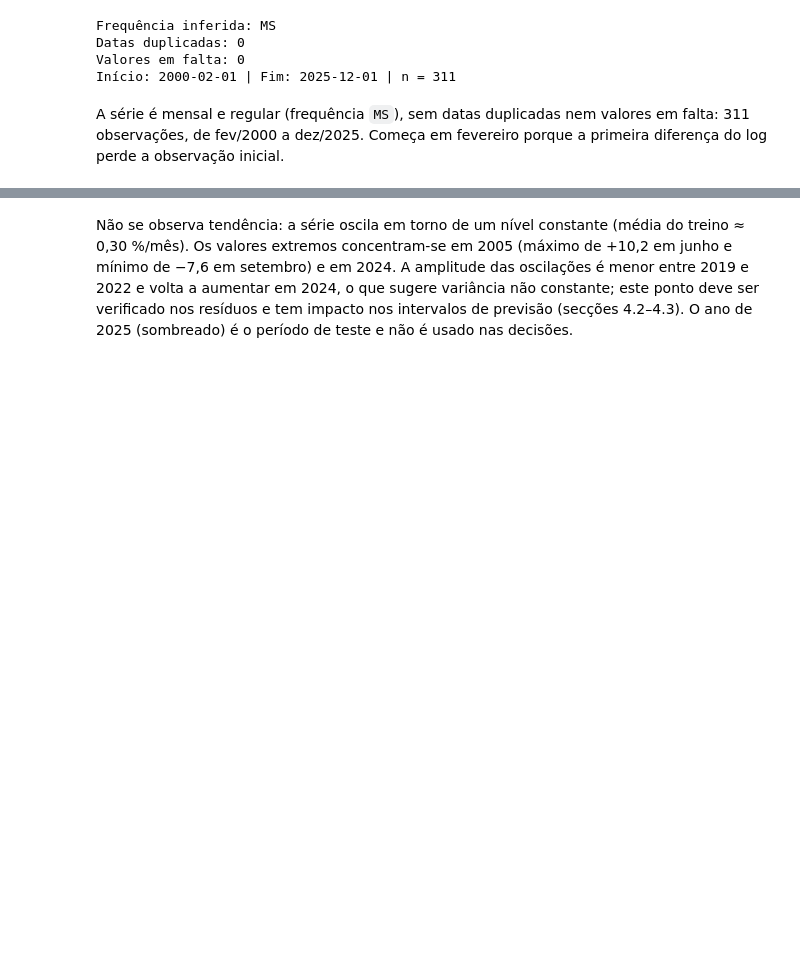
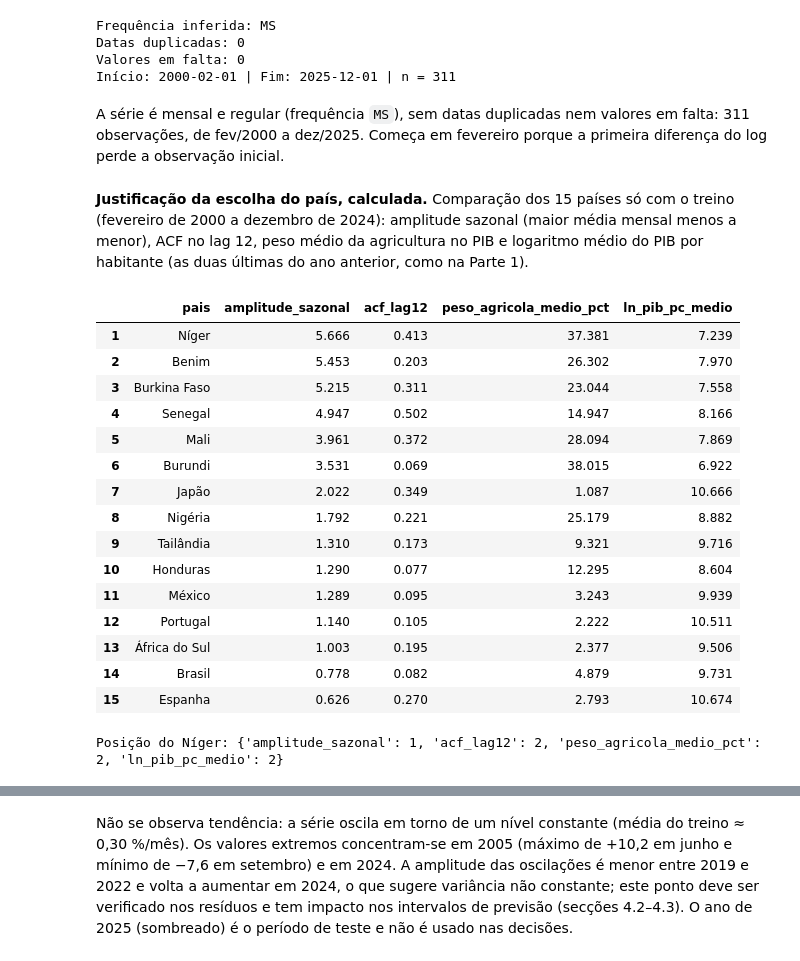
Before and after one commit to leandromicael123/Aquecimento-global, a Jupyter notebook: notebooks/05_sarima_diagnostico.ipynb, the cells around one changed output, grey strips where cells are left out. Drawn from its saved outputs; the diff is of its cells as text; code cells hidden in the pictures; blank space fills up the shorter version.

```diff
--- a/notebooks/05_sarima_diagnostico.ipynb
+++ b/notebooks/05_sarima_diagnostico.ipynb
@@ -40,6 +42,53 @@ Valores em falta: 0
 Início: 2000-02-01 | Fim: 2025-12-01 | n = 311
 # %% [markdown]
 A série é mensal e regular (frequência `MS`), sem datas duplicadas nem valores em falta: 311 observações, de fev/2000 a dez/2025. Começa em fevereiro porque a primeira diferença do log perde a observação inicial.
+# %% [markdown]
+**Justificação da escolha do país, calculada.** Comparação dos 15 países só com o treino (fevereiro de 2000 a dezembro de 2024): amplitude sazonal (maior média mensal menos a menor), ACF no lag 12, peso médio da agricultura no PIB e logaritmo médio do PIB por habitante (as duas últimas do ano anterior, como na Parte 1).
+# %%
+# Comparação dos 15 países no treino
+painel_treino = painel[painel['amostra_temporal'] == 'treino_ate_2024']
+linhas = []
+for iso, dados_pais in painel_treino.groupby('pais_iso3'):
+    serie_pais = dados_pais.set_index('data').sort_index()['inflacao_alimentar_log_pct']
+    medias_mes = serie_pais.groupby(serie_pais.index.month).mean()
+    linhas.append({
+        'pais': dados_pais['pais'].iloc[0],
+        'amplitude_sazonal': medias_mes.max() - medias_mes.min(),
+        'acf_lag12': acf(serie_pais, nlags=12)[12],
+        'peso_agricola_medio_pct': dados_pais['peso_agricola_pct_ano_anterior'].mean(),
+        'ln_pib_pc_medio': dados_pais['ln_pib_pc_ppc_ano_anterior'].mean(),
+    })
+comparacao_paises = pd.DataFrame(linhas).sort_values('amplitude_sazonal', ascending=False).reset_index(drop=True)
+comparacao_paises.index = comparacao_paises.index + 1
+display(comparacao_paises.round(3))
+
+# Posição do Níger em cada indicador (1 = o valor mais alto, exceto no PIB, onde 1 = o mais baixo)
+posicoes = {
+    'amplitude_sazonal': comparacao_paises['amplitude_sazonal'].rank(ascending=False),
+    'acf_lag12': comparacao_paises['acf_lag12'].rank(ascending=False),
+    'peso_agricola_medio_pct': comparacao_paises['peso_agricola_medio_pct'].rank(ascending=False),
+    'ln_pib_pc_medio': comparacao_paises['ln_pib_pc_medio'].rank(ascending=True),
+}
+linha_niger = comparacao_paises['pais'] == 'Níger'
+print('Posição do Níger:', {indicador: int(posicao[linha_niger].iloc[0]) for indicador, posicao in posicoes.items()})
+# %% [output]
+|  | pais | amplitude_sazonal | acf_lag12 | peso_agricola_medio_pct | ln_pib_pc_medio |
+| 1 | Níger | 5.666 | 0.413 | 37.381 | 7.239 |
+| 2 | Benim | 5.453 | 0.203 | 26.302 | 7.970 |
+| 3 | Burkina Faso | 5.215 | 0.311 | 23.044 | 7.558 |
+| 4 | Senegal | 4.947 | 0.502 | 14.947 | 8.166 |
+| 5 | Mali | 3.961 | 0.372 | 28.094 | 7.869 |
+| 6 | Burundi | 3.531 | 0.069 | 38.015 | 6.922 |
+| 7 | Japão | 2.022 | 0.349 | 1.087 | 10.666 |
+| 8 | Nigéria | 1.792 | 0.221 | 25.179 | 8.882 |
+| 9 | Tailândia | 1.310 | 0.173 | 9.321 | 9.716 |
+| 10 | Honduras | 1.290 | 0.077 | 12.295 | 8.604 |
+| 11 | México | 1.289 | 0.095 | 3.243 | 9.939 |
+| 12 | Portugal | 1.140 | 0.105 | 2.222 | 10.511 |
+| 13 | África do Sul | 1.003 | 0.195 | 2.377 | 9.506 |
+| 14 | Brasil | 0.778 | 0.082 | 4.879 | 9.731 |
+| 15 | Espanha | 0.626 | 0.270 | 2.793 | 10.674 |
+Posição do Níger: {'amplitude_sazonal': 1, 'acf_lag12': 2, 'peso_agricola_medio_pct': 2, 'ln_pib_pc_medio': 2}
 # %%
 fig, ax = plt.subplots(figsize=(10, 4))
 serie.plot(ax=ax, linewidth=1, label='Inflação alimentar')
```
Also changed, not shown: parts of 10 cells of this notebook, 5 other files.
